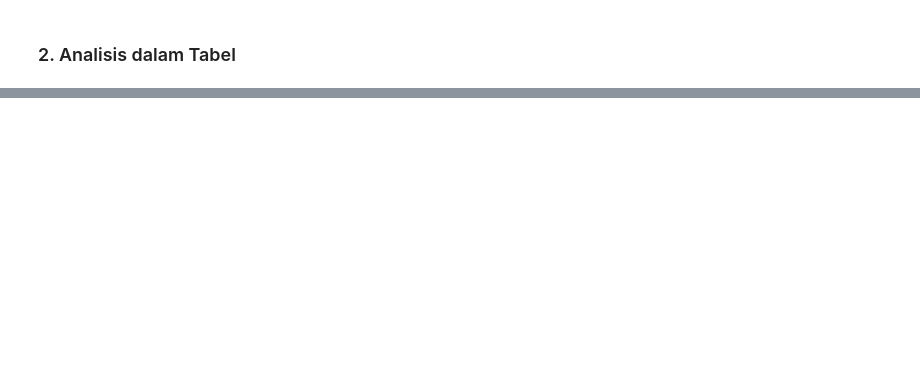
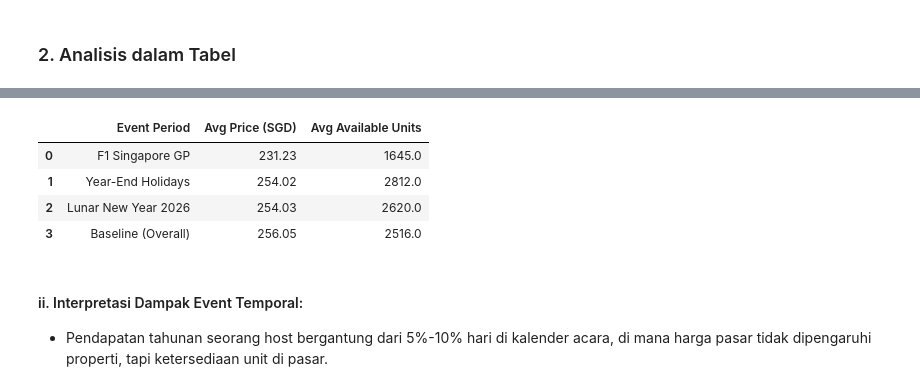
Before and after one commit to gacoanphilia/redo-tsdw, a Jupyter notebook: notebooks/final_project.ipynb, the cells around one changed output, grey strips where cells are left out. Drawn from its saved outputs; the diff is of its cells as text; code cells hidden in the pictures; blank space fills up the shorter version.

```diff
--- a/notebooks/final_project.ipynb
+++ b/notebooks/final_project.ipynb
@@ -785,0 +773,38 @@ Tabel 2: Dampak Event Temporal (Cleaned)
+# %%
+price_map = listings_gz.set_index('id')['price_cleaned'].to_dict()
+calendar_gz['price_final'] = calendar_gz['listing_id'].map(price_map)
+
+calendar_avail = calendar_gz[calendar_gz['available'] == 't'].copy()
+calendar_avail['date'] = pd.to_datetime(calendar_avail['date'])
+
+events = {
+    'F1 Singapore GP': ('2025-10-03', '2025-10-05'),
+    'Year-End Holidays': ('2025-12-20', '2026-01-02'),
+    'Lunar New Year 2026': ('2026-02-15', '2026-02-22'),
+    'Baseline (Overall)': (calendar_avail['date'].min(), calendar_avail['date'].max())
+}
+
+event_summary = []
+for event_name, (start, end) in events.items():
+    mask = (calendar_avail['date'] >= pd.to_datetime(start)) & (calendar_avail['date'] <= pd.to_datetime(end))
+    subset = calendar_avail[mask]
+
+    if not subset.empty:
+        daily_supply = subset.groupby('date')['listing_id'].count().mean()
+        event_summary.append({
+            'Event Period': event_name,
+            'Avg Price (SGD)': subset['price_final'].mean(),
+            'Avg Available Units': round(daily_supply, 0)
+        })
+
+table2 = pd.DataFrame(event_summary).round(2)
+display(table2)
+# %% [output]
+|  | Event Period | Avg Price (SGD) | Avg Available Units |
+| 0 | F1 Singapore GP | 231.23 | 1645.0 |
+| 1 | Year-End Holidays | 254.02 | 2812.0 |
+| 2 | Lunar New Year 2026 | 254.03 | 2620.0 |
+| 3 | Baseline (Overall) | 256.05 | 2516.0 |
+# %% [markdown]
+#### ii. Interpretasi Dampak Event Temporal:
+- Pendapatan tahunan seorang host bergantung dari 5%-10% hari di kalender acara, di mana harga pasar tidak dipengaruhi properti, tapi ketersediaan unit di pasar.
```
Also changed, not shown: parts of 15 cells of this notebook, 2 other files.
